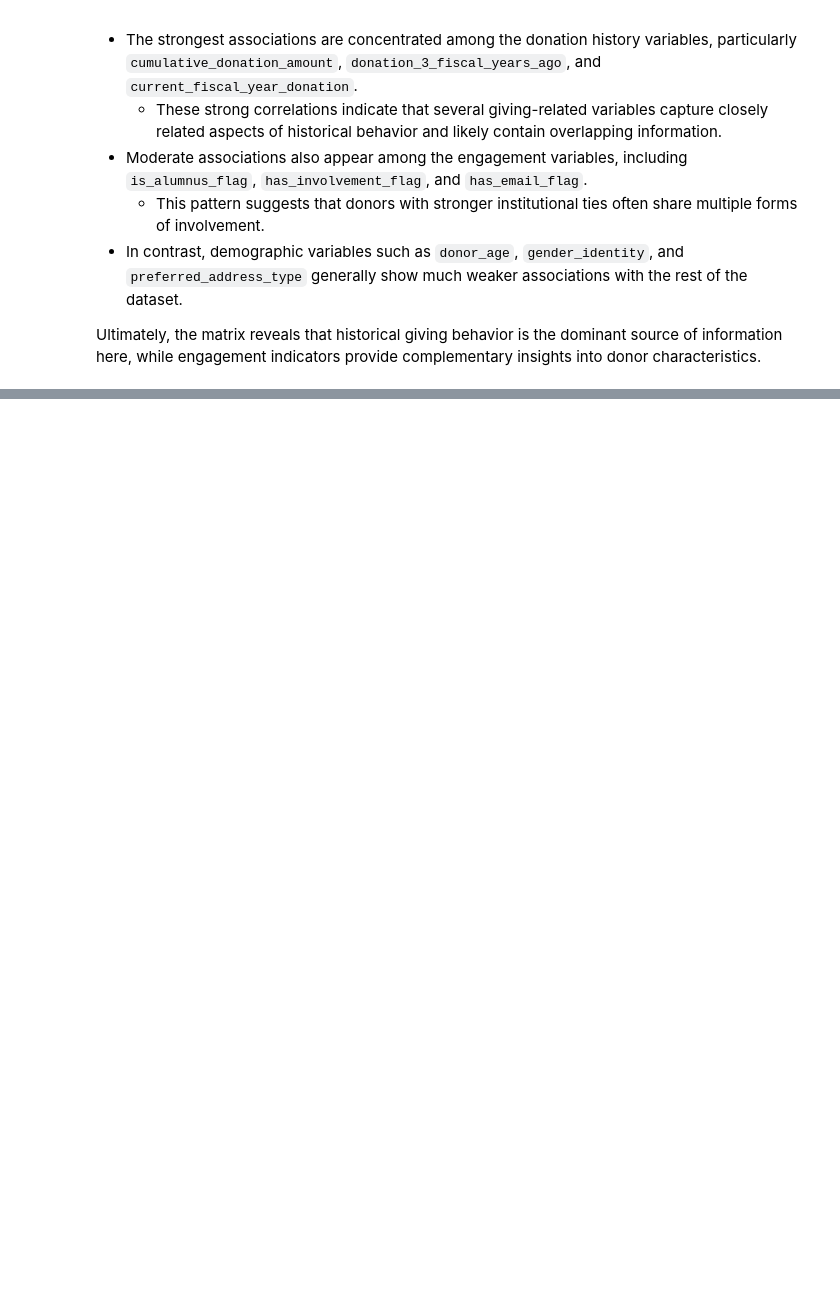
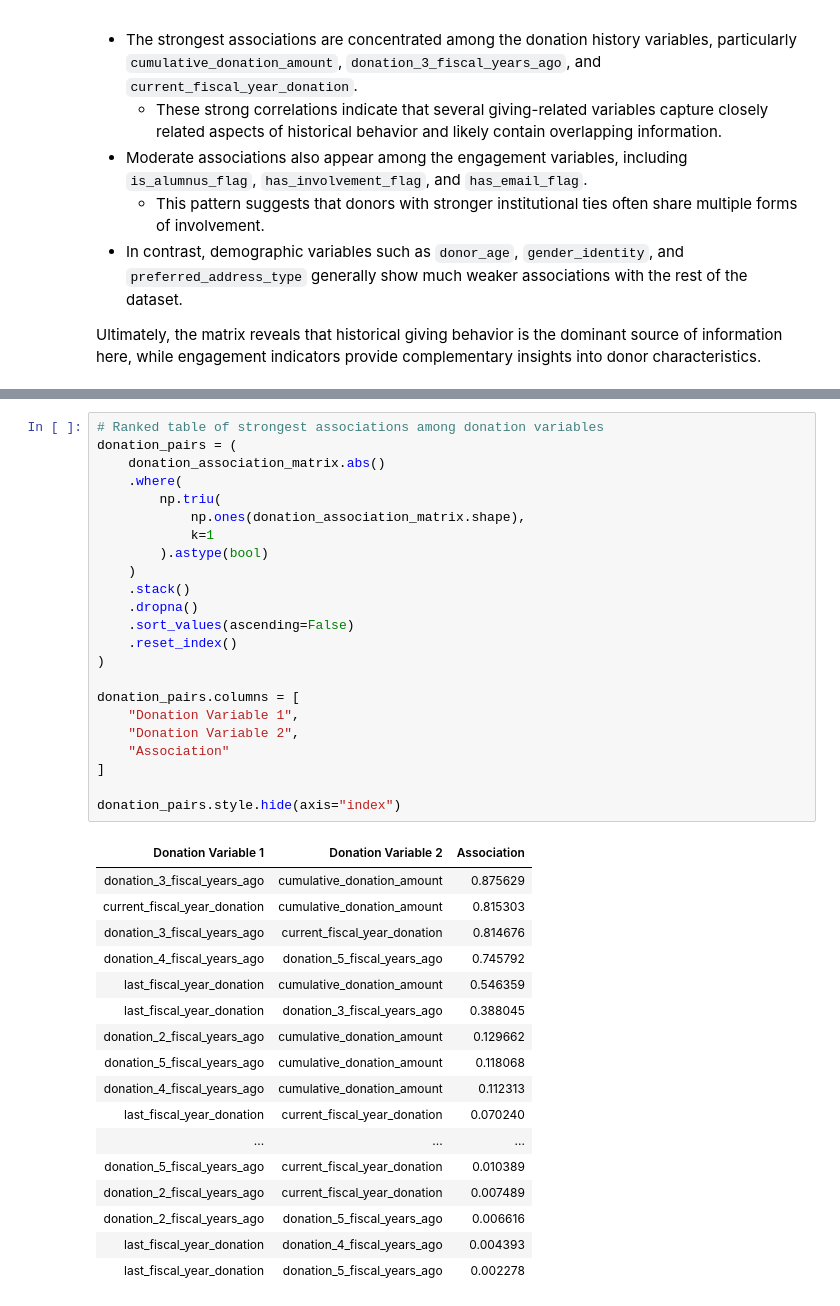
Before and after one commit to MDarkHead/red-cross-donor-prediction, a Jupyter notebook: notebooks/03_dython_analysis.ipynb, the cells around one changed output, grey strips where cells are left out. Cells and saved outputs as stored; diff of their text form; blank space fills up the shorter version.

```diff
--- a/notebooks/03_dython_analysis.ipynb
+++ b/notebooks/03_dython_analysis.ipynb
@@ -372,0 +403,41 @@ Ultimately, the matrix reveals that historical giving behavior is the dominant s
+# %%
+# Ranked table of strongest associations among donation variables
+donation_pairs = (
+    donation_association_matrix.abs()
+    .where(
+        np.triu(
+            np.ones(donation_association_matrix.shape),
+            k=1
+        ).astype(bool)
+    )
+    .stack()
+    .dropna()
+    .sort_values(ascending=False)
+    .reset_index()
+)
+
+donation_pairs.columns = [
+    "Donation Variable 1",
+    "Donation Variable 2",
+    "Association"
+]
+
+donation_pairs.style.hide(axis="index")
+# %% [output]
+| Donation Variable 1 | Donation Variable 2 | Association |
+| donation_3_fiscal_years_ago | cumulative_donation_amount | 0.875629 |
+| current_fiscal_year_donation | cumulative_donation_amount | 0.815303 |
+| donation_3_fiscal_years_ago | current_fiscal_year_donation | 0.814676 |
+| donation_4_fiscal_years_ago | donation_5_fiscal_years_ago | 0.745792 |
+| last_fiscal_year_donation | cumulative_donation_amount | 0.546359 |
+| last_fiscal_year_donation | donation_3_fiscal_years_ago | 0.388045 |
+| donation_2_fiscal_years_ago | cumulative_donation_amount | 0.129662 |
+| donation_5_fiscal_years_ago | cumulative_donation_amount | 0.118068 |
+| donation_4_fiscal_years_ago | cumulative_donation_amount | 0.112313 |
+| last_fiscal_year_donation | current_fiscal_year_donation | 0.070240 |
+| ... | ... | ... |
+| donation_5_fiscal_years_ago | current_fiscal_year_donation | 0.010389 |
+| donation_2_fiscal_years_ago | current_fiscal_year_donation | 0.007489 |
+| donation_2_fiscal_years_ago | donation_5_fiscal_years_ago | 0.006616 |
+| last_fiscal_year_donation | donation_4_fiscal_years_ago | 0.004393 |
+| last_fiscal_year_donation | donation_5_fiscal_years_ago | 0.002278 |
```
Also changed, not shown: parts of 5 cells of this notebook.
